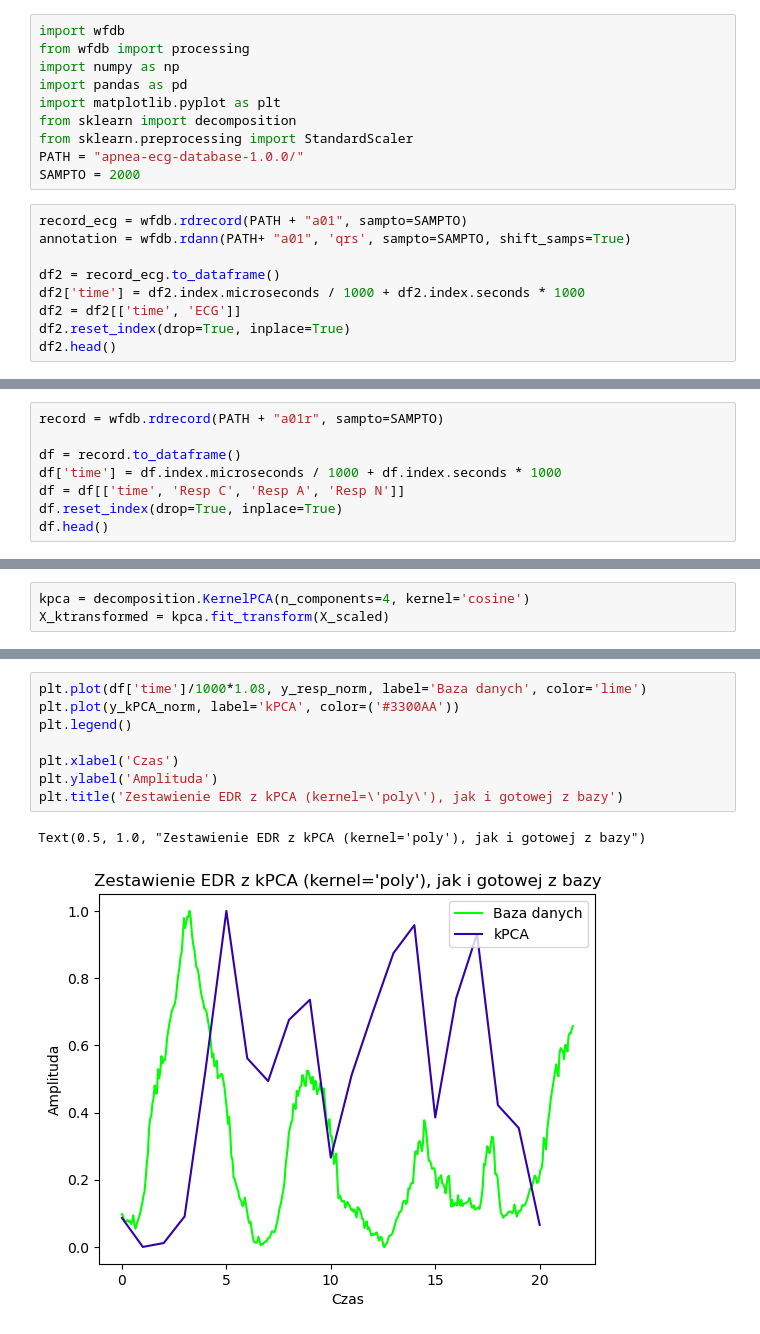
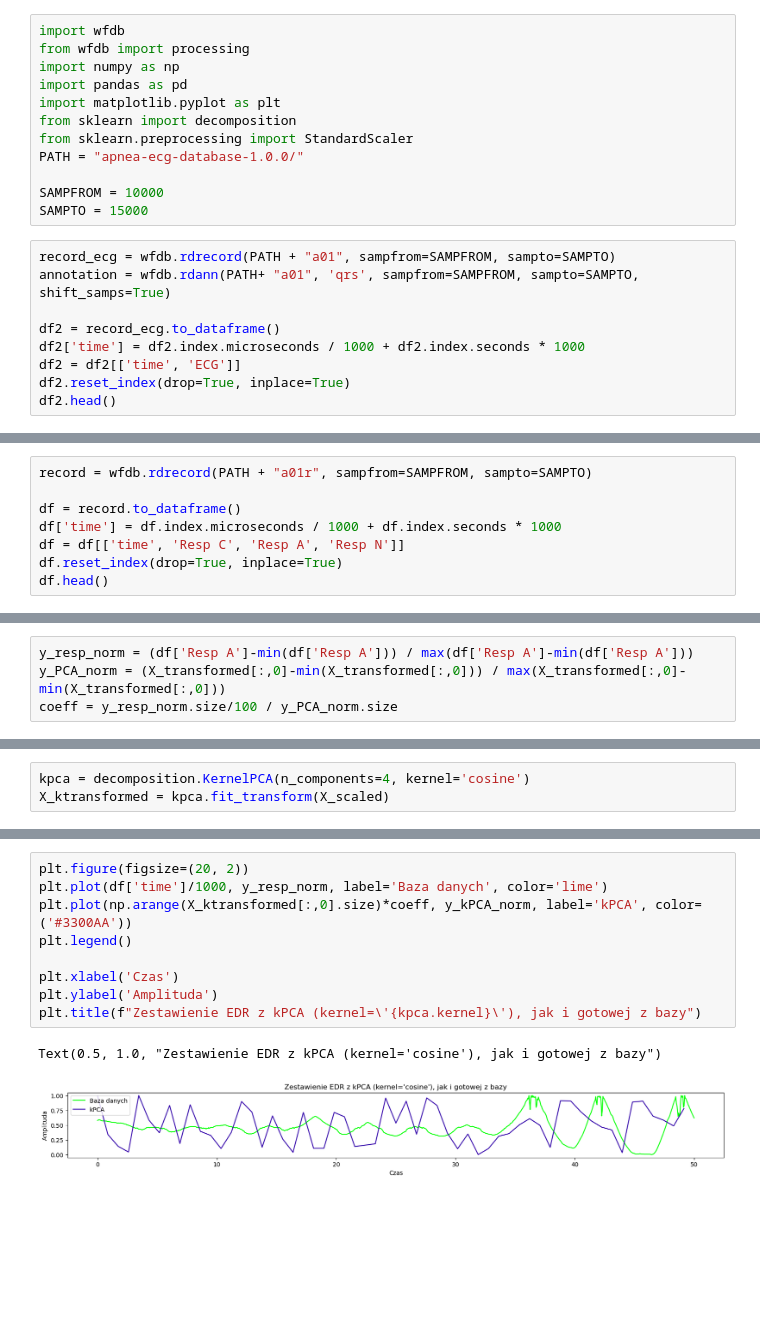
Before and after one commit to ciuek/ECG-Derived-Respiration, a Jupyter notebook: ecg_new.ipynb, the cells around one changed output, grey strips where cells are left out. Drawn from its saved outputs; the diff is of its cells as text; blank space fills up the shorter version.

```diff
--- a/ecg_new.ipynb
+++ b/ecg_new.ipynb
@@ -7,10 +7,12 @@ import matplotlib.pyplot as plt
 from sklearn import decomposition
 from sklearn.preprocessing import StandardScaler
 PATH = "apnea-ecg-database-1.0.0/"
-SAMPTO = 2000
+
+SAMPFROM = 10000
+SAMPTO = 15000
 # %%
-record_ecg = wfdb.rdrecord(PATH + "a01", sampto=SAMPTO)
-annotation = wfdb.rdann(PATH+ "a01", 'qrs', sampto=SAMPTO, shift_samps=True)
+record_ecg = wfdb.rdrecord(PATH + "a01", sampfrom=SAMPFROM, sampto=SAMPTO)
+annotation = wfdb.rdann(PATH+ "a01", 'qrs', sampfrom=SAMPFROM, sampto=SAMPTO, shift_samps=True)
 
 df2 = record_ecg.to_dataframe()
 df2['time'] = df2.index.microseconds / 1000 + df2.index.seconds * 1000
@@ -127,5 +134,5 @@ array([[ 2.15735812,  5.66414753, -2.42940122,  0.11691092],
 # %%
-record = wfdb.rdrecord(PATH + "a01r", sampto=SAMPTO)
+record = wfdb.rdrecord(PATH + "a01r", sampfrom=SAMPFROM, sampto=SAMPTO)
 
 df = record.to_dataframe()
 df['time'] = df.index.microseconds / 1000 + df.index.seconds * 1000
@@ -153 +160,5 @@ plt.plot(X_transformed[:,0])
+# %%
+y_resp_norm = (df['Resp A']-min(df['Resp A'])) / max(df['Resp A']-min(df['Resp A']))
+y_PCA_norm = (X_transformed[:,0]-min(X_transformed[:,0])) / max(X_transformed[:,0]-min(X_transformed[:,0]))
+coeff = y_resp_norm.size/100 / y_PCA_norm.size
 # %%
@@ -199,12 +198,13 @@ y_resp_norm = (df['Resp A']-min(df['Resp A'])) / max(df['Resp A']-min(df['Resp A
 y_kPCA_norm = (X_ktransformed[:,0]-min(X_ktransformed[:,0])) / max(X_ktransformed[:,0]-min(X_ktransformed[:,0]))
 # %%
-plt.plot(df['time']/1000*1.08, y_resp_norm, label='Baza danych', color='lime')
-plt.plot(y_kPCA_norm, label='kPCA', color=('#3300AA'))
+plt.figure(figsize=(20, 2))
+plt.plot(df['time']/1000, y_resp_norm, label='Baza danych', color='lime')
+plt.plot(np.arange(X_ktransformed[:,0].size)*coeff, y_kPCA_norm, label='kPCA', color=('#3300AA'))
 plt.legend()
 
 plt.xlabel('Czas')
 plt.ylabel('Amplituda')
-plt.title('Zestawienie EDR z kPCA (kernel=\'poly\'), jak i gotowej z bazy')
+plt.title(f"Zestawienie EDR z kPCA (kernel=\'{kpca.kernel}\'), jak i gotowej z bazy")
 # %% [output]
-Text(0.5, 1.0, "Zestawienie EDR z kPCA (kernel='poly'), jak i gotowej z bazy")
+Text(0.5, 1.0, "Zestawienie EDR z kPCA (kernel='cosine'), jak i gotowej z bazy")
-[figure, old version]
+[figure, new version]
```
Also changed, not shown: parts of 21 cells of this notebook.
